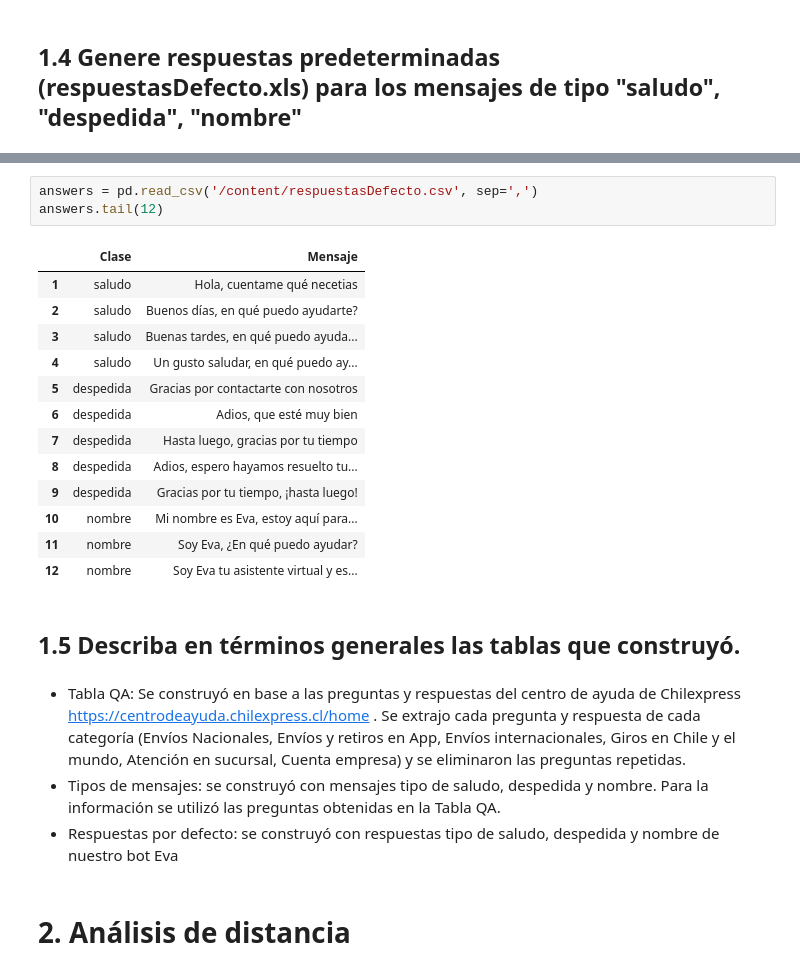
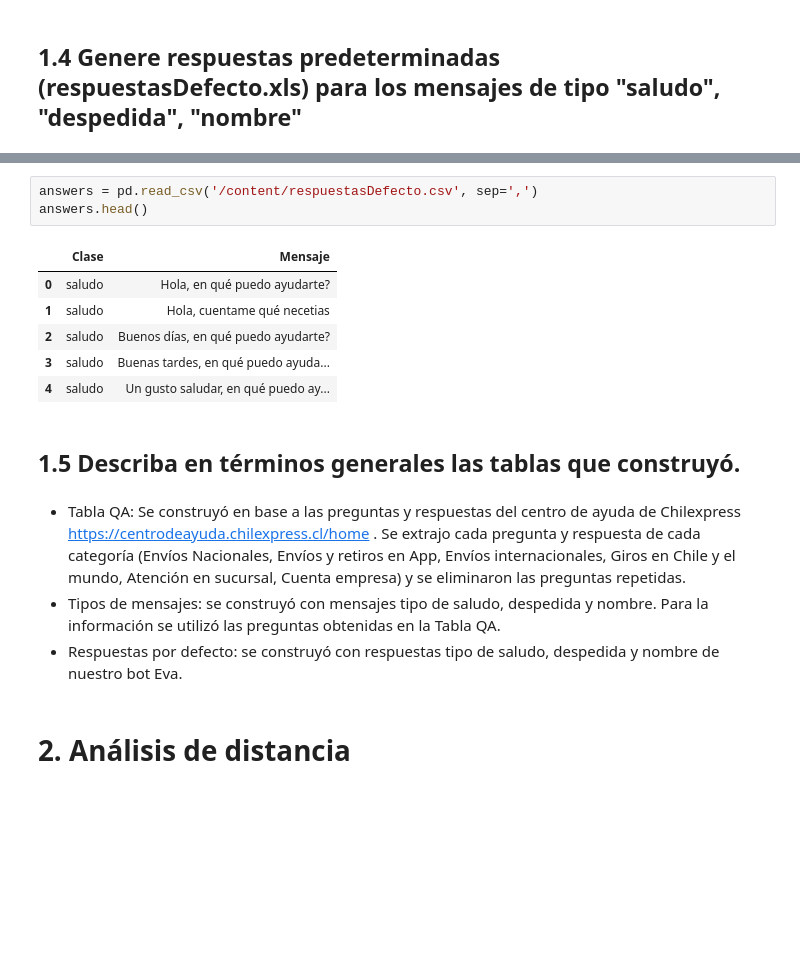
Before and after one commit to alvaro-neira/nlp-homework2, a Jupyter notebook: main.ipynb, the cells around one changed output, grey strips where cells are left out. Saved outputs shown, nothing was run; the diff lists cells and outputs as text; blank space fills up the shorter version.

```diff
--- a/main.ipynb
+++ b/main.ipynb
@@ -113,20 +139,13 @@ respuestasDefecto.c 100%[===================>]     646  --.-KB/s    in 0s
 # %%
 answers = pd.read_csv('/content/respuestasDefecto.csv', sep=',')
-answers.tail(12)
+answers.head()
 # %% [output]
 |  | Clase | Mensaje |
+| 0 | saludo | Hola, en qué puedo ayudarte? |
 | 1 | saludo | Hola, cuentame qué necetias |
 | 2 | saludo | Buenos días, en qué puedo ayudarte? |
 | 3 | saludo | Buenas tardes, en qué puedo ayuda... |
 | 4 | saludo | Un gusto saludar, en qué puedo ay... |
-| 5 | despedida | Gracias por contactarte con nosotros |
-| 6 | despedida | Adios, que esté muy bien |
-| 7 | despedida | Hasta luego, gracias por tu tiempo |
-| 8 | despedida | Adios, espero hayamos resuelto tu... |
-| 9 | despedida | Gracias por tu tiempo, ¡hasta luego! |
-| 10 | nombre | Mi nombre es Eva, estoy aquí para... |
-| 11 | nombre | Soy Eva, ¿En qué puedo ayudar? |
-| 12 | nombre | Soy Eva tu asistente virtual y es... |
 # %% [markdown]
 ## 1.5 Describa en términos generales las tablas que construyó.
 # %% [markdown]
@@ -134,7 +153,7 @@ answers.tail(12)
 
 *   Tabla QA: Se construyó en base a las preguntas y respuestas del centro de ayuda de Chilexpress https://centrodeayuda.chilexpress.cl/home . Se extrajo cada pregunta y respuesta de cada categoría (Envíos Nacionales, Envíos y retiros en App, Envíos internacionales, Giros en Chile y el mundo, Atención en sucursal, Cuenta empresa) y se eliminaron las preguntas repetidas.
 *   Tipos de mensajes: se construyó con mensajes tipo de saludo, despedida y nombre. Para la información se utilizó las preguntas obtenidas en la Tabla QA.
-*   Respuestas por defecto: se construyó con respuestas tipo de saludo, despedida y nombre de nuestro bot Eva
+*   Respuestas por defecto: se construyó con respuestas tipo de saludo, despedida y nombre de nuestro bot Eva.
 # %% [markdown]
 # 2. Análisis de distancia
 # %% [markdown]
```
Also changed, not shown: parts of 43 cells of this notebook.
